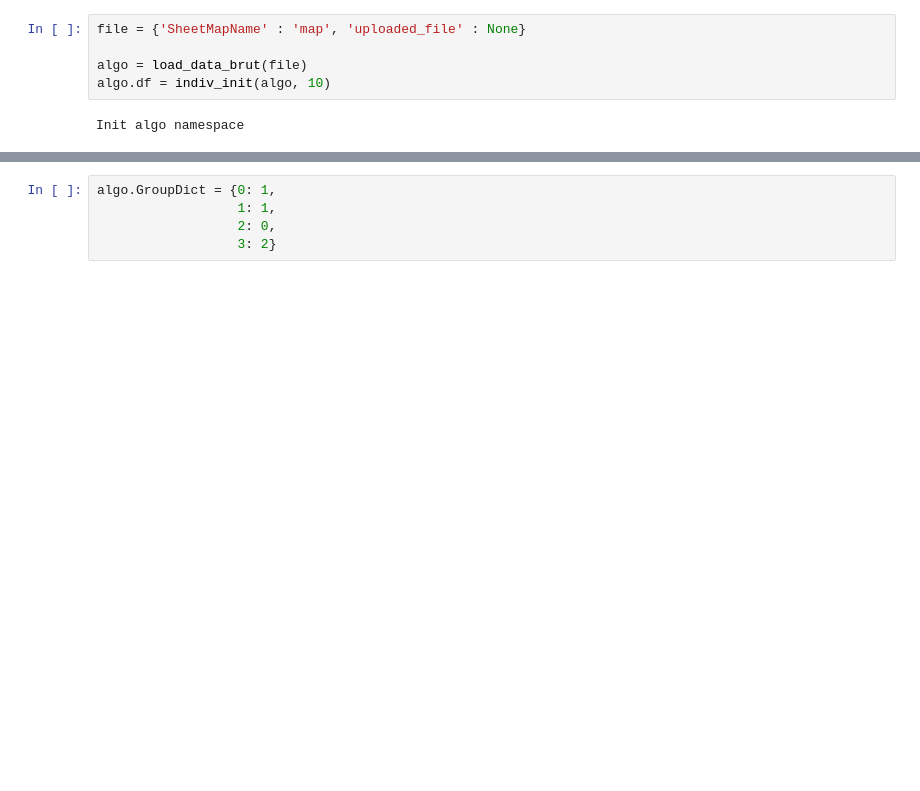
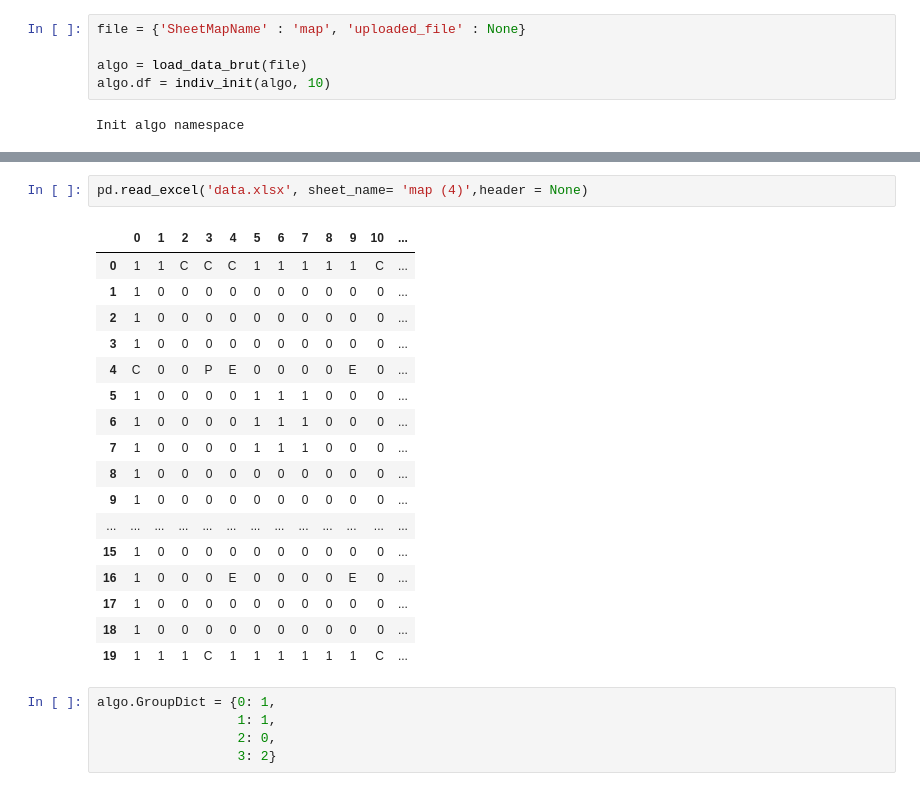
Before and after one commit to egos/valeo, a Jupyter notebook: New.ipynb, the cells around one changed output, grey strips where cells are left out. Drawn from its saved outputs; the diff is of its cells as text; blank space fills up the shorter version.

Commit message:
export excel & modif pattern input

```diff
--- a/New.ipynb
+++ b/New.ipynb
@@ -947,3 +985,23 @@ Init algo namespace
+# %%
+pd.read_excel('data.xlsx', sheet_name= 'map (4)',header = None)
+# %% [output]
+|  | 0 | 1 | 2 | 3 | 4 | 5 | 6 | 7 | 8 | 9 | 10 | ... |
+| 0 | 1 | 1 | C | C | C | 1 | 1 | 1 | 1 | 1 | C | ... |
+| 1 | 1 | 0 | 0 | 0 | 0 | 0 | 0 | 0 | 0 | 0 | 0 | ... |
+| 2 | 1 | 0 | 0 | 0 | 0 | 0 | 0 | 0 | 0 | 0 | 0 | ... |
+| 3 | 1 | 0 | 0 | 0 | 0 | 0 | 0 | 0 | 0 | 0 | 0 | ... |
+| 4 | C | 0 | 0 | P | E | 0 | 0 | 0 | 0 | E | 0 | ... |
+| 5 | 1 | 0 | 0 | 0 | 0 | 1 | 1 | 1 | 0 | 0 | 0 | ... |
+| 6 | 1 | 0 | 0 | 0 | 0 | 1 | 1 | 1 | 0 | 0 | 0 | ... |
+| 7 | 1 | 0 | 0 | 0 | 0 | 1 | 1 | 1 | 0 | 0 | 0 | ... |
+| 8 | 1 | 0 | 0 | 0 | 0 | 0 | 0 | 0 | 0 | 0 | 0 | ... |
+| 9 | 1 | 0 | 0 | 0 | 0 | 0 | 0 | 0 | 0 | 0 | 0 | ... |
+| ... | ... | ... | ... | ... | ... | ... | ... | ... | ... | ... | ... | ... |
+| 15 | 1 | 0 | 0 | 0 | 0 | 0 | 0 | 0 | 0 | 0 | 0 | ... |
+| 16 | 1 | 0 | 0 | 0 | E | 0 | 0 | 0 | 0 | E | 0 | ... |
+| 17 | 1 | 0 | 0 | 0 | 0 | 0 | 0 | 0 | 0 | 0 | 0 | ... |
+| 18 | 1 | 0 | 0 | 0 | 0 | 0 | 0 | 0 | 0 | 0 | 0 | ... |
+| 19 | 1 | 1 | 1 | C | 1 | 1 | 1 | 1 | 1 | 1 | C | ... |
 # %%
 algo.GroupDict = {0: 1,
                   1: 1,
```
Also changed, not shown: parts of 2 cells of this notebook, 5 other files.
